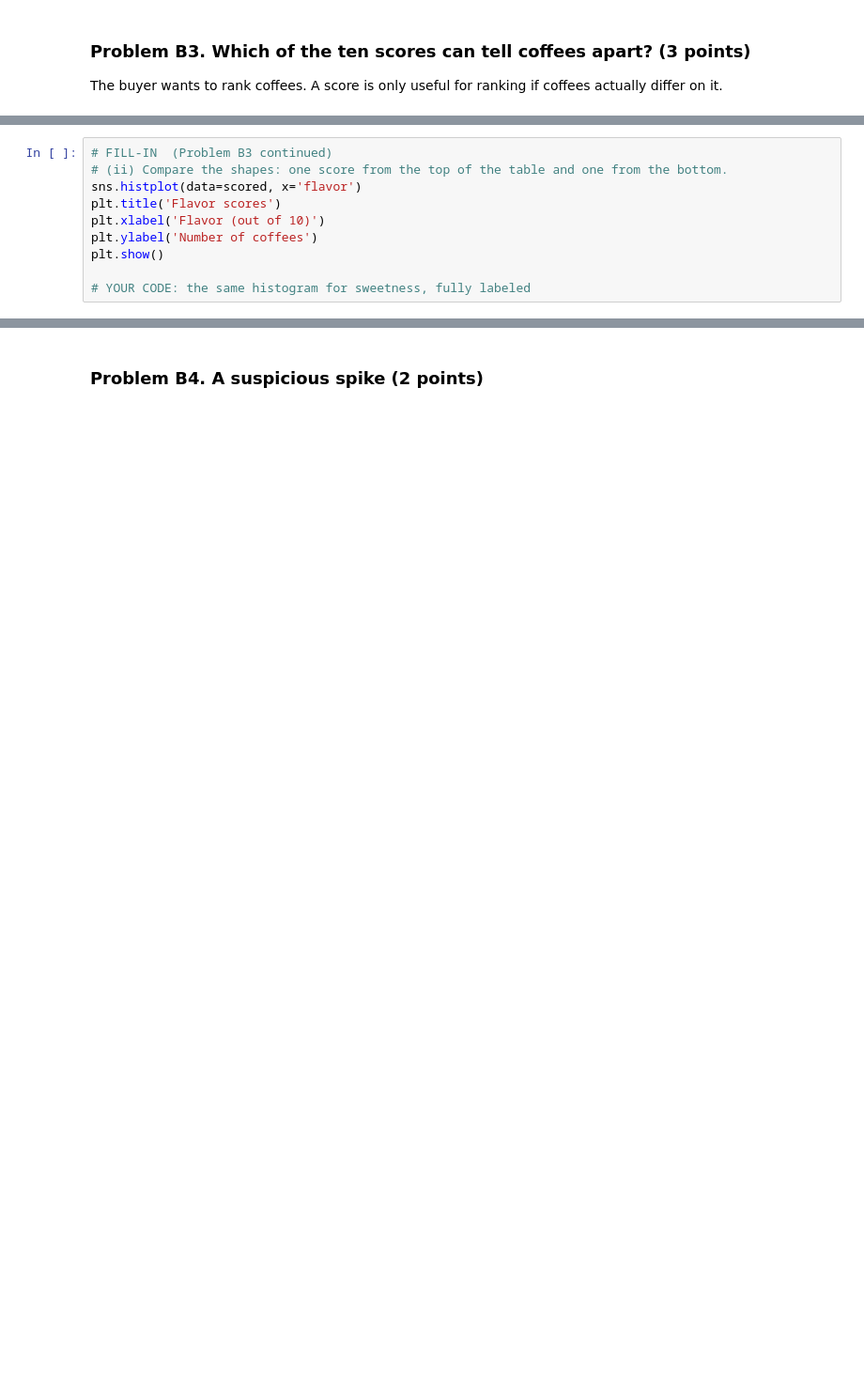
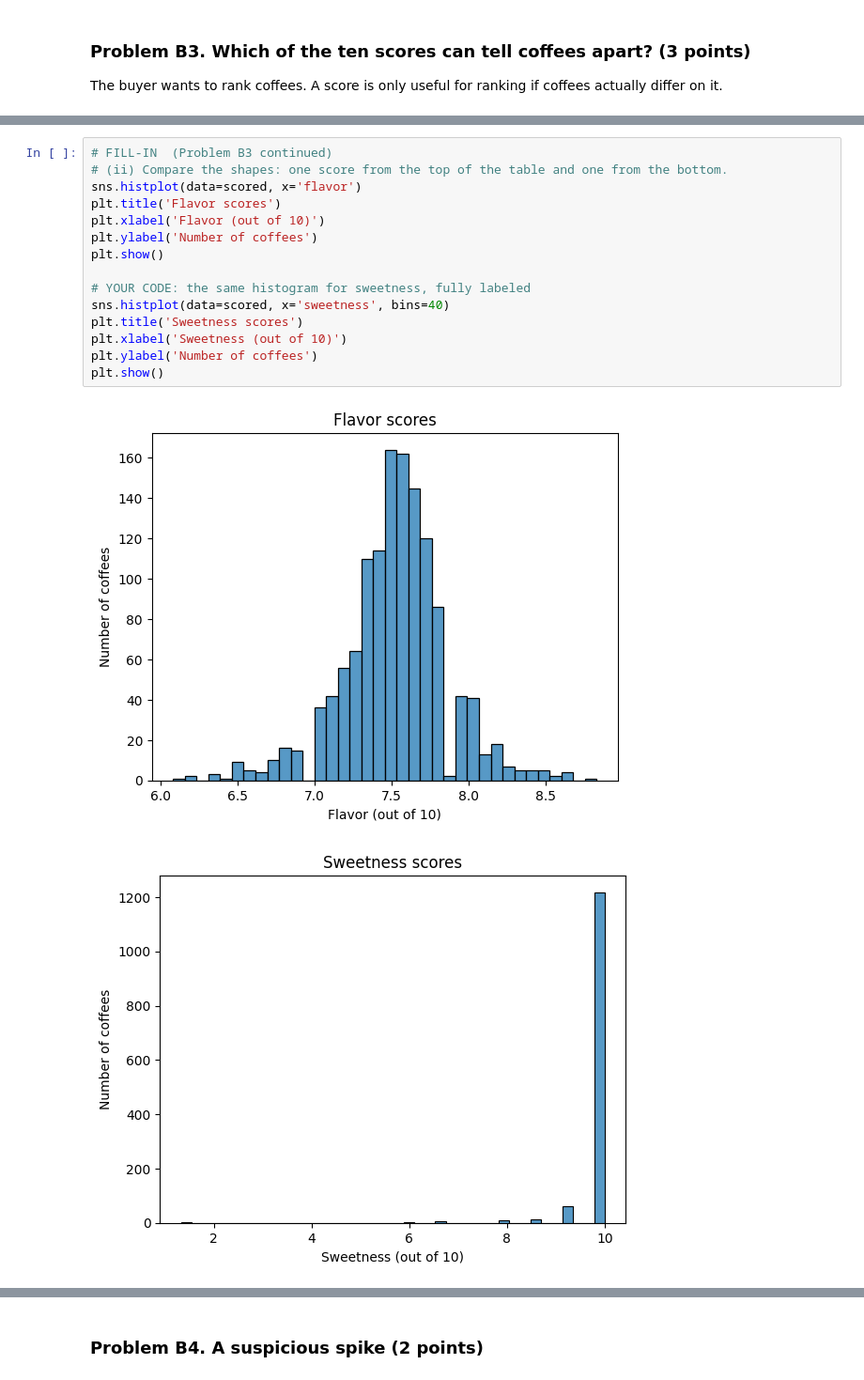
Before and after one commit to JoobZefty/dsc210, a Jupyter notebook: Homework/HW04-exploratory_data_analysis.ipynb, the cells around one changed output, grey strips where cells are left out. Shown at 94% size. Saved outputs shown, nothing was run; the diff lists cells and outputs as text; blank space fills up the shorter version.

```diff
--- a/Homework/HW04-exploratory_data_analysis.ipynb
+++ b/Homework/HW04-exploratory_data_analysis.ipynb
@@ -395,12 +425,20 @@ spread.sort_values('iqr')
 # %%
 # FILL-IN  (Problem B3 continued)
 # (ii) Compare the shapes: one score from the top of the table and one from the bottom.
 sns.histplot(data=scored, x='flavor')
 plt.title('Flavor scores')
 plt.xlabel('Flavor (out of 10)')
 plt.ylabel('Number of coffees')
 plt.show()
 
 # YOUR CODE: the same histogram for sweetness, fully labeled
+sns.histplot(data=scored, x='sweetness', bins=40)
+plt.title('Sweetness scores')
+plt.xlabel('Sweetness (out of 10)')
+plt.ylabel('Number of coffees')
+plt.show()
+# %% [output]
+[figure, added]
+[figure, added]
 # %% [markdown]
 (a) The ten scores fall into two groups in the table. Name the two groups and describe how the flavor and sweetness histograms differ in shape.
```
Also changed, not shown: parts of 33 cells of this notebook.
